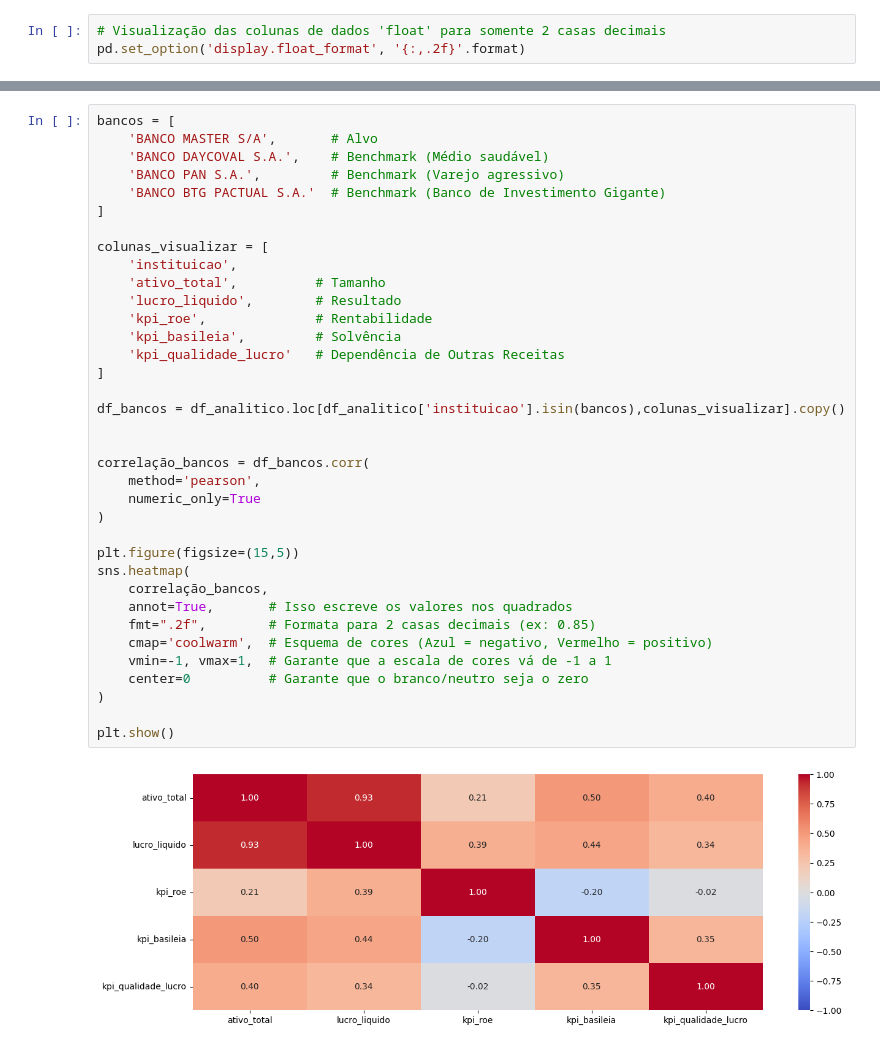
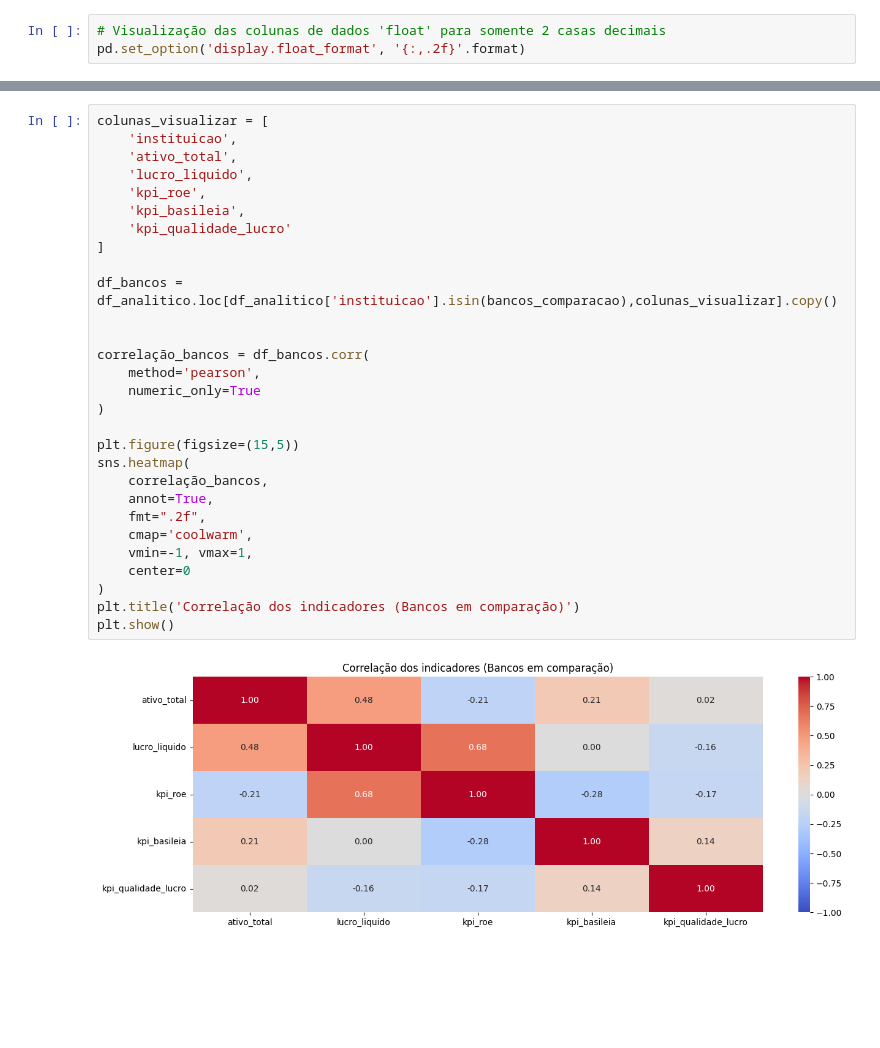
Before and after one commit to ThiagoPBorges/Banco-Master-Analise, a Jupyter notebook: notebook/03_feature_engineering.ipynb, the cells around one changed output, grey strips where cells are left out. Cells and saved outputs as stored; diff of their text form; blank space fills up the shorter version.

```diff
--- a/notebook/03_feature_engineering.ipynb
+++ b/notebook/03_feature_engineering.ipynb
@@ -86,41 +104,34 @@ display(tabela_dinamica)
 # %%
-bancos = [
-    'BANCO MASTER S/A',       # Alvo
-    'BANCO DAYCOVAL S.A.',    # Benchmark (Médio saudável)
-    'BANCO PAN S.A.',         # Benchmark (Varejo agressivo)
-    'BANCO BTG PACTUAL S.A.'  # Benchmark (Banco de Investimento Gigante)
+colunas_visualizar = [
+    'instituicao',
+    'ativo_total',
+    'lucro_liquido',
+    'kpi_roe',
+    'kpi_basileia',
+    'kpi_qualidade_lucro'
 ]
 
-colunas_visualizar = [
-    'instituicao',
-    'ativo_total',          # Tamanho
-    'lucro_liquido',        # Resultado
-    'kpi_roe',              # Rentabilidade
-    'kpi_basileia',         # Solvência
-    'kpi_qualidade_lucro'   # Dependência de Outras Receitas
-]
-
-df_bancos = df_analitico.loc[df_analitico['instituicao'].isin(bancos),colunas_visualizar].copy()
+df_bancos = df_analitico.loc[df_analitico['instituicao'].isin(bancos_comparacao),colunas_visualizar].copy()
 
 
 correlação_bancos = df_bancos.corr(
     method='pearson',
     numeric_only=True
 )
 
 plt.figure(figsize=(15,5))
 sns.heatmap(
     correlação_bancos,
-    annot=True,       # Isso escreve os valores nos quadrados
-    fmt=".2f",        # Formata para 2 casas decimais (ex: 0.85)
-    cmap='coolwarm',  # Esquema de cores (Azul = negativo, Vermelho = positivo)
-    vmin=-1, vmax=1,  # Garante que a escala de cores vá de -1 a 1
-    center=0          # Garante que o branco/neutro seja o zero
+    annot=True,
+    fmt=".2f",
+    cmap='coolwarm',
+    vmin=-1, vmax=1,
+    center=0
 )
-
+plt.title('Correlação dos indicadores (Bancos em comparação)')
 plt.show()
 # %% [output]
-[figure, old version]
+[figure, new version]
 # %%
 df_master = df_analitico.loc[df_analitico['instituicao'] == 'BANCO MASTER S/A',colunas_visualizar].copy()
 
```
Also changed, not shown: parts of 8 cells of this notebook, 6 other files.
